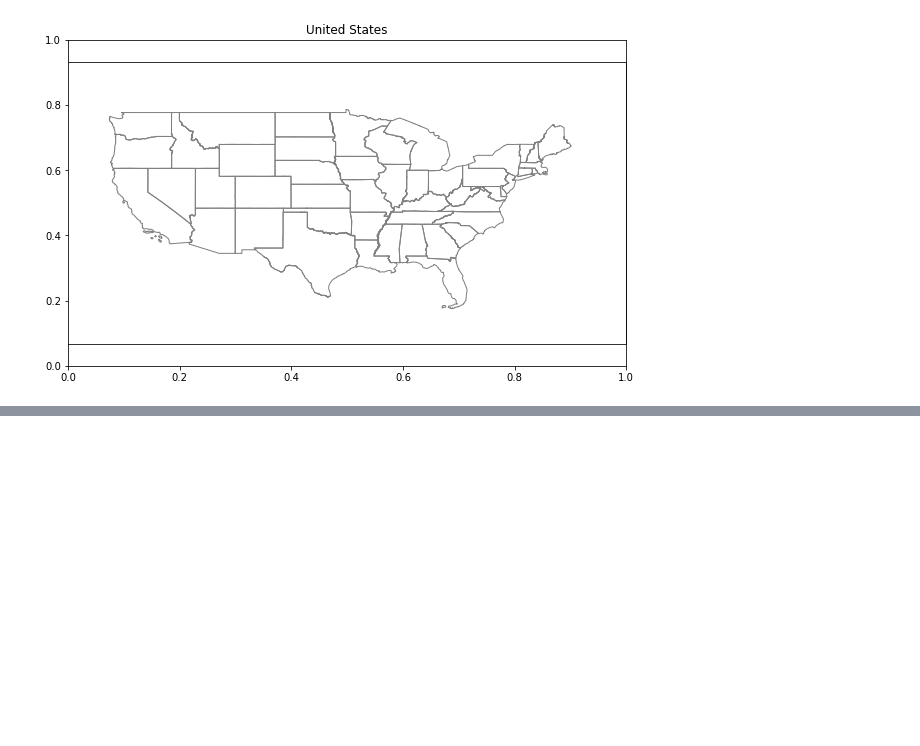
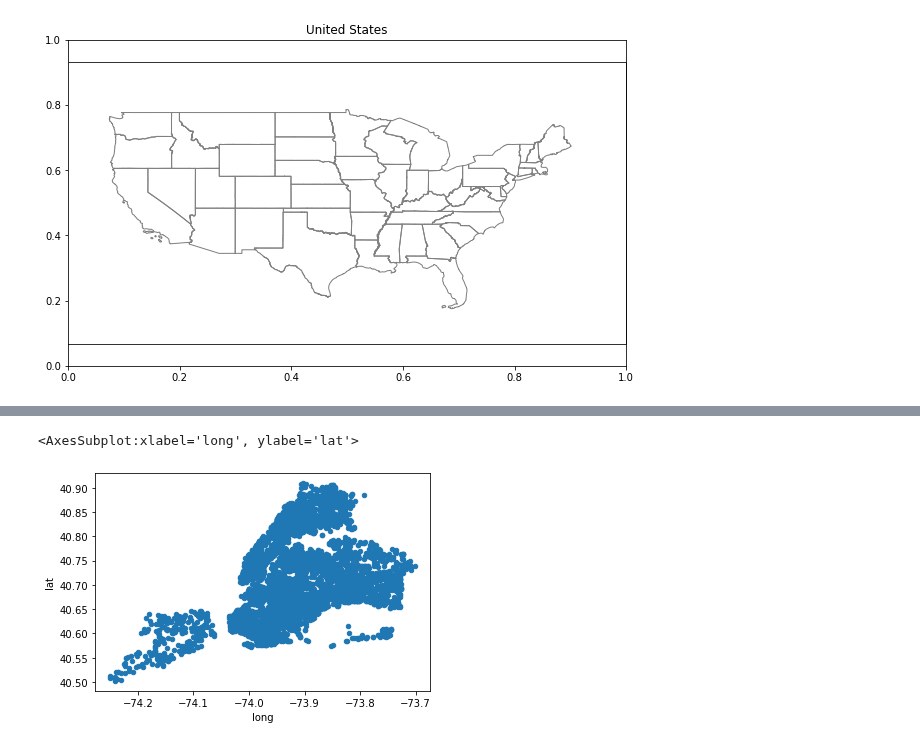
Before and after one commit to statds/ids-s22, a Jupyter notebook: testing_cartopy/testing_cartopy.ipynb, the cells around one changed output, grey strips where cells are left out. Drawn from its saved outputs; the diff is of its cells as text; code cells hidden in the pictures; blank space fills up the shorter version.

```diff
--- a/testing_cartopy/testing_cartopy.ipynb
+++ b/testing_cartopy/testing_cartopy.ipynb
@@ -93,0 +113,10 @@ m.add_feature(GEOM, facecolor='none', edgecolor='gray')
+# %%
+# drop rows with longitude == 0 and longitude as NaN
+
+df = df.loc[df.LONGITUDE != 0]
+df = df[df.LONGITUDE.notna()]
+
+print(df.LATITUDE.isna().sum())
+print(df.loc[df.LATITUDE == 0].shape[0])
+
+df.head()
@@ -93,0 +133,5 @@ m.add_feature(GEOM, facecolor='none', edgecolor='gray')
+# %%
+df.plot(kind = "scatter", x = "LONGITUDE", y = "LATITUDE", xlabel = "long", ylabel = "lat")
+# %% [output]
+<AxesSubplot:xlabel='long', ylabel='lat'>
+[figure, added]
```
Also changed, not shown: parts of 10 cells of this notebook.
